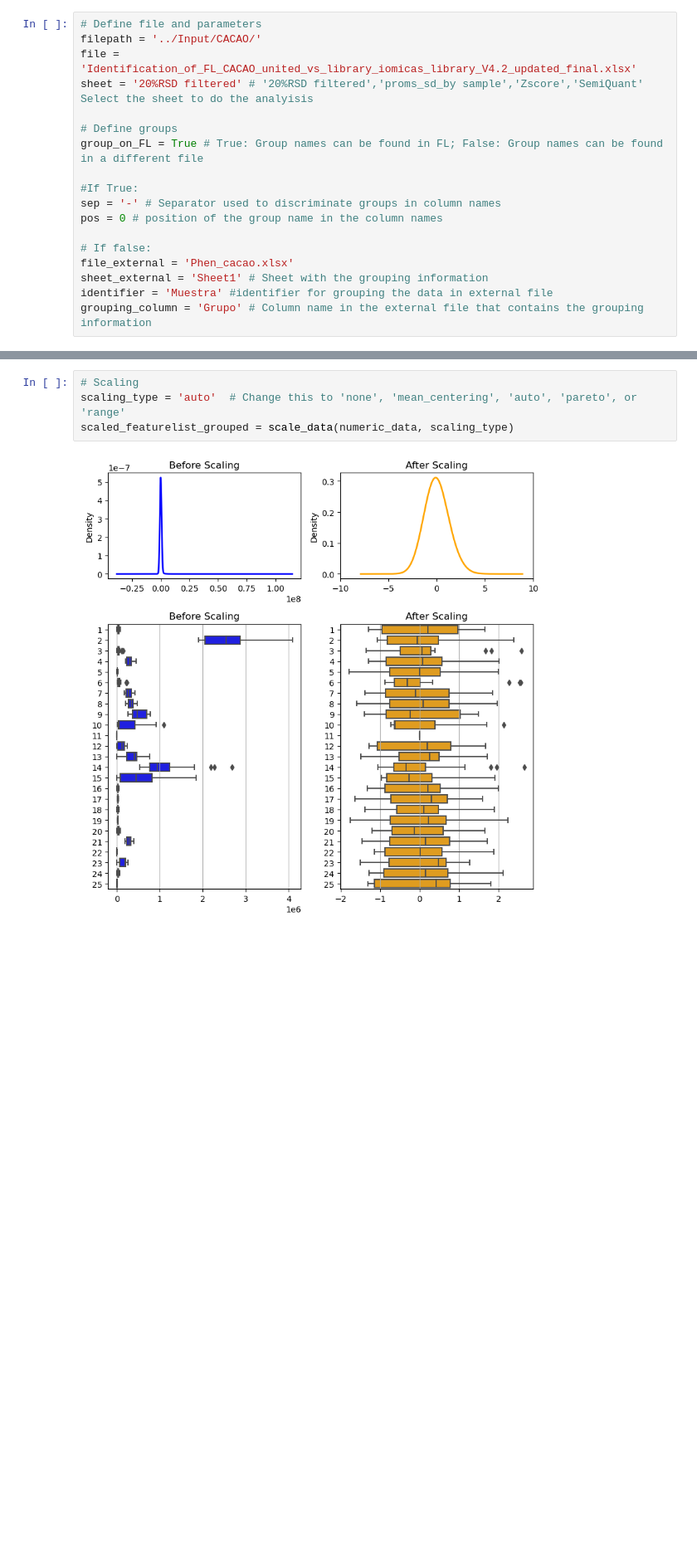
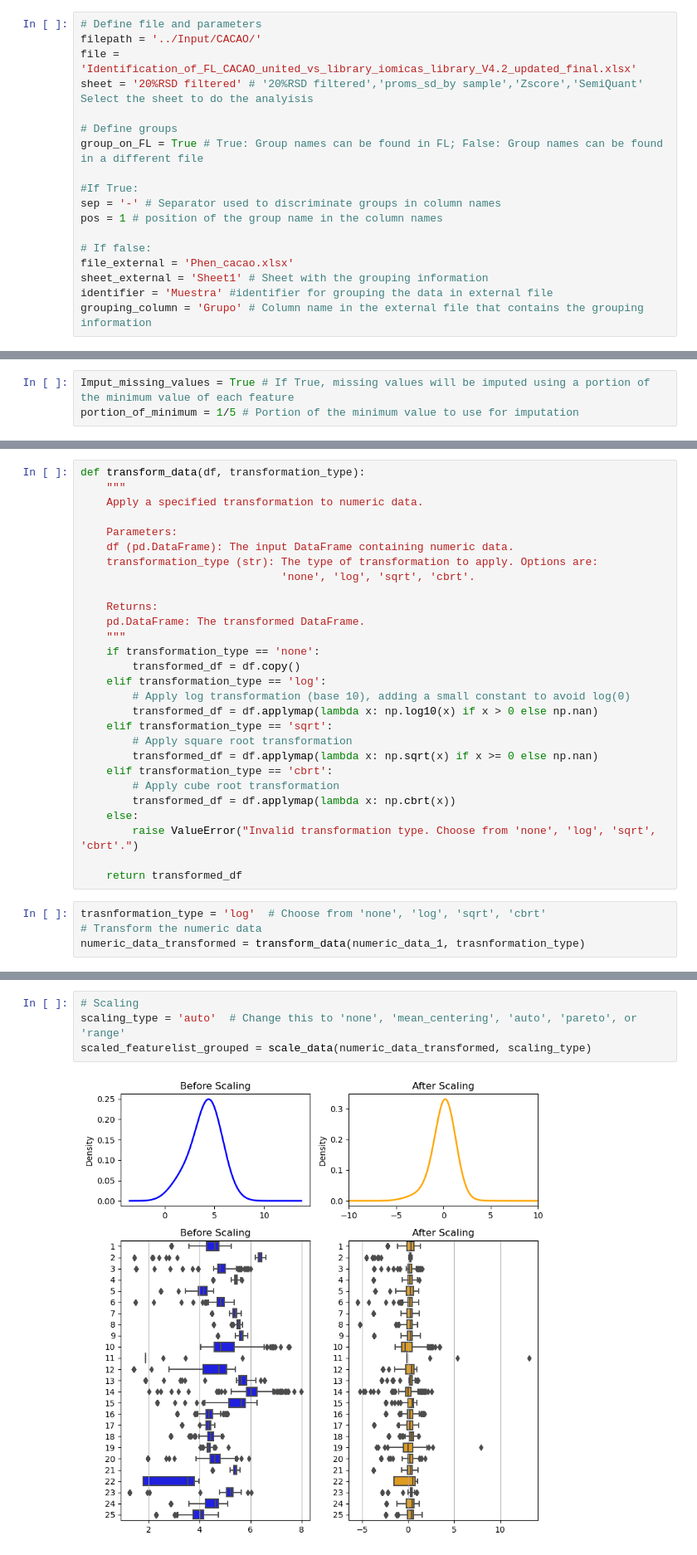
Before and after one commit to GVelez-iomicas/Metabolomic_Analitics_workflow, a Jupyter notebook: Code/Comparison.ipynb, the cells around one changed output, grey strips where cells are left out. Shown at 83% size. Drawn from its saved outputs; the diff is of its cells as text; blank space fills up the shorter version.

```diff
--- a/Code/Comparison.ipynb
+++ b/Code/Comparison.ipynb
@@ -17,7 +17,7 @@ group_on_FL = True # True: Group names can be found in FL; False: Group names ca
 
 #If True:
 sep = '-' # Separator used to discriminate groups in column names
-pos = 0 # position of the group name in the column names
+pos = 1 # position of the group name in the column names
 
 # If false:
 file_external = 'Phen_cacao.xlsx'
@@ -226 +226,4 @@ Number of samples    6    6    6    6
+# %%
+Imput_missing_values = True # If True, missing values will be imputed using a portion of the minimum value of each feature
+portion_of_minimum = 1/5 # Portion of the minimum value to use for imputation
 # %%
@@ -234 +261,33 @@ for index, row in numeric_data.iterrows():
+# %%
+def transform_data(df, transformation_type):
+    """
+    Apply a specified transformation to numeric data.
+
+    Parameters:
+    df (pd.DataFrame): The input DataFrame containing numeric data.
+    transformation_type (str): The type of transformation to apply. Options are:
+                               'none', 'log', 'sqrt', 'cbrt'.
+
+    Returns:
+    pd.DataFrame: The transformed DataFrame.
+    """
+    if transformation_type == 'none':
+        transformed_df = df.copy()
+    elif transformation_type == 'log':
+        # Apply log transformation (base 10), adding a small constant to avoid log(0)
+        transformed_df = df.applymap(lambda x: np.log10(x) if x > 0 else np.nan)
+    elif transformation_type == 'sqrt':
+        # Apply square root transformation
+        transformed_df = df.applymap(lambda x: np.sqrt(x) if x >= 0 else np.nan)
+    elif transformation_type == 'cbrt':
+        # Apply cube root transformation
+        transformed_df = df.applymap(lambda x: np.cbrt(x))
+    else:
+        raise ValueError("Invalid transformation type. Choose from 'none', 'log', 'sqrt', 'cbrt'.")
+
+    return transformed_df
+# %%
+trasnformation_type = 'log'  # Choose from 'none', 'log', 'sqrt', 'cbrt'
+# Transform the numeric data
+numeric_data_transformed = transform_data(numeric_data_1, trasnformation_type)
 # %% [markdown]
@@ -337,6 +395,6 @@ def scale_data(df, scaling_type):
 # %%
 # Scaling
 scaling_type = 'auto'  # Change this to 'none', 'mean_centering', 'auto', 'pareto', or 'range'
-scaled_featurelist_grouped = scale_data(numeric_data, scaling_type)
+scaled_featurelist_grouped = scale_data(numeric_data_transformed, scaling_type)
 # %% [output]
-[figure, old version]
+[figure, new version]
```
Also changed, not shown: parts of 19 cells of this notebook, 3 other files.
